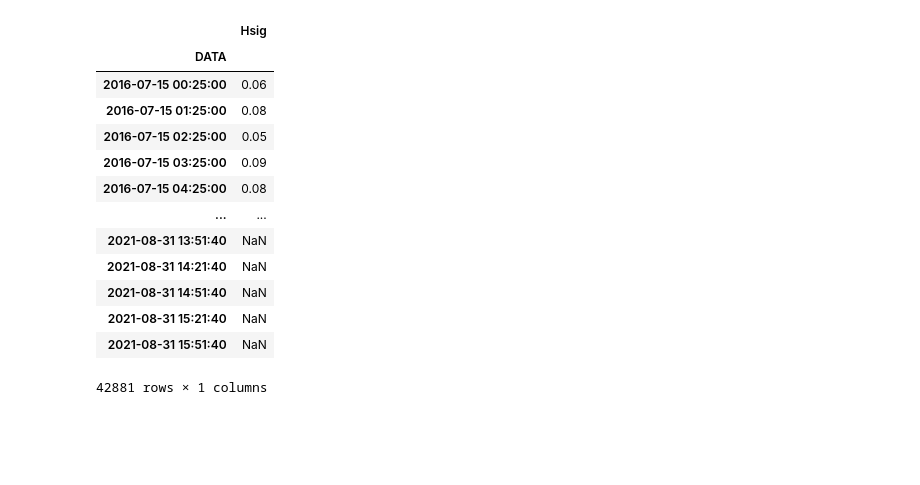
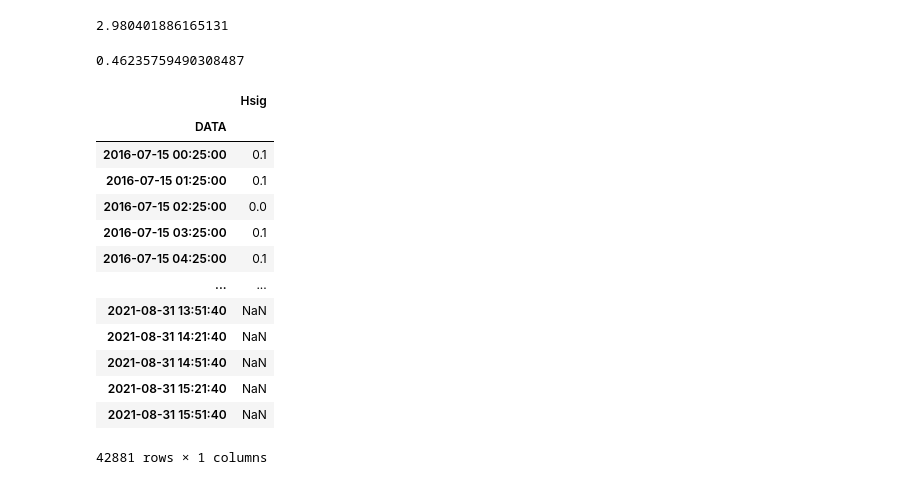
Before and after one commit to BrenoSCabral/ES3, a Jupyter notebook: ES3_tentativa1.ipynb, the cells around one changed output. Drawn from its saved outputs; the diff is of its cells as text; code cells hidden in the pictures; blank space fills up the shorter version.

```diff
--- a/ES3_tentativa1.ipynb
+++ b/ES3_tentativa1.ipynb
@@ -31,23 +227,32 @@ del(dado['DAY'])
 del(dado['HOUR'])
 del(dado['MINUTE'])
 del(dado['SECOND'])
+# %%
+dado['Hsig'].mean() +4 * dado['Hsig'].std()
+# %% [output]
+2.980401886165131
 # %%
-dado
+dado['Hsig'].std()
 # %% [output]
-|  | Hsig |
-| DATA |  |
-| 2016-07-15 00:25:00 | 0.06 |
-| 2016-07-15 01:25:00 | 0.08 |
-| 2016-07-15 02:25:00 | 0.05 |
-| 2016-07-15 03:25:00 | 0.09 |
-| 2016-07-15 04:25:00 | 0.08 |
-| ... | ... |
-| 2021-08-31 13:51:40 | NaN |
-| 2021-08-31 14:21:40 | NaN |
-| 2021-08-31 14:51:40 | NaN |
-| 2021-08-31 15:21:40 | NaN |
-| 2021-08-31 15:51:40 | NaN |
-42881 rows × 1 columns
+0.46235759490308487
+# %%
+arredondado = dado.round(1)
+arredondado
+# %% [output]
+|  | Hsig |
+| DATA |  |
+| 2016-07-15 00:25:00 | 0.1 |
+| 2016-07-15 01:25:00 | 0.1 |
+| 2016-07-15 02:25:00 | 0.0 |
+| 2016-07-15 03:25:00 | 0.1 |
+| 2016-07-15 04:25:00 | 0.1 |
+| ... | ... |
+| 2021-08-31 13:51:40 | NaN |
+| 2021-08-31 14:21:40 | NaN |
+| 2021-08-31 14:51:40 | NaN |
+| 2021-08-31 15:21:40 | NaN |
+| 2021-08-31 15:51:40 | NaN |
+42881 rows × 1 columns
 # %%
 import matplotlib.dates as mdates
 
```
Also changed, not shown: parts of 30 cells of this notebook.
